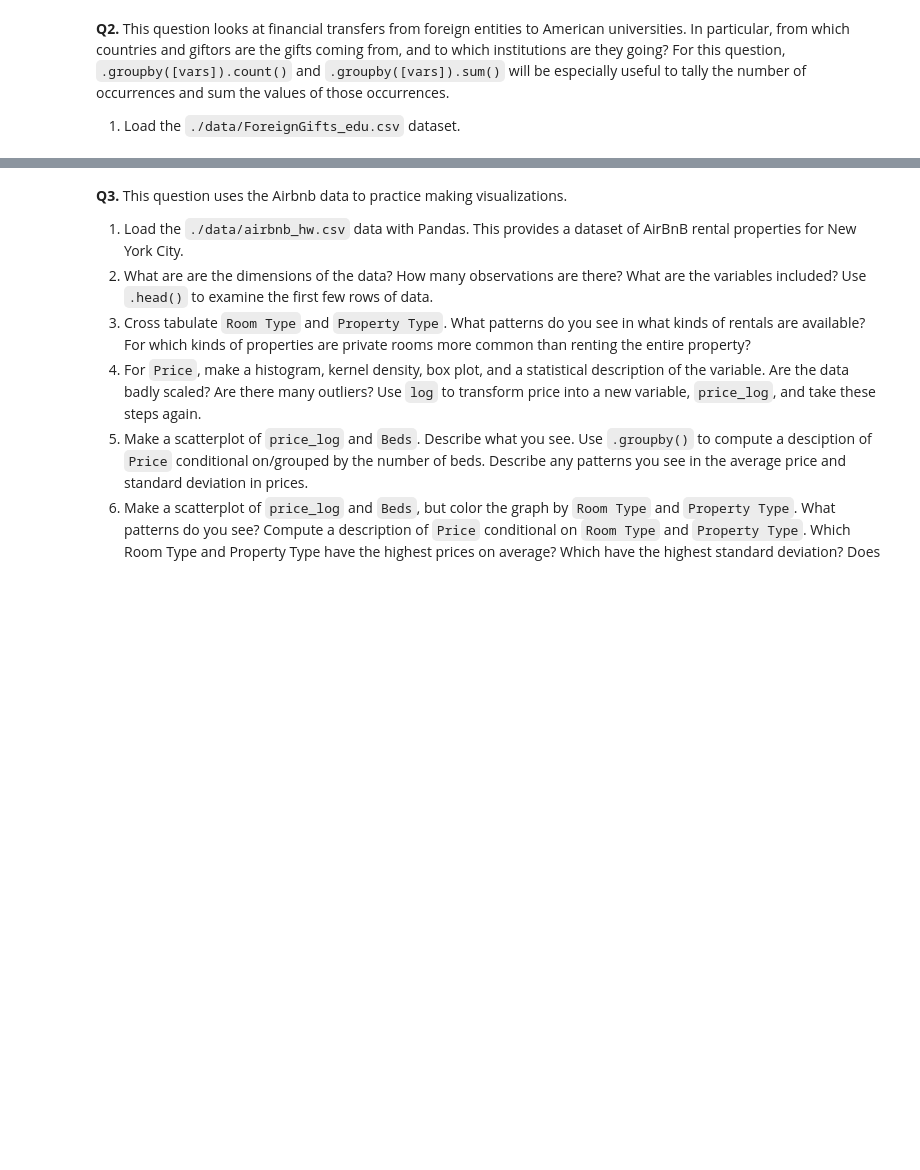
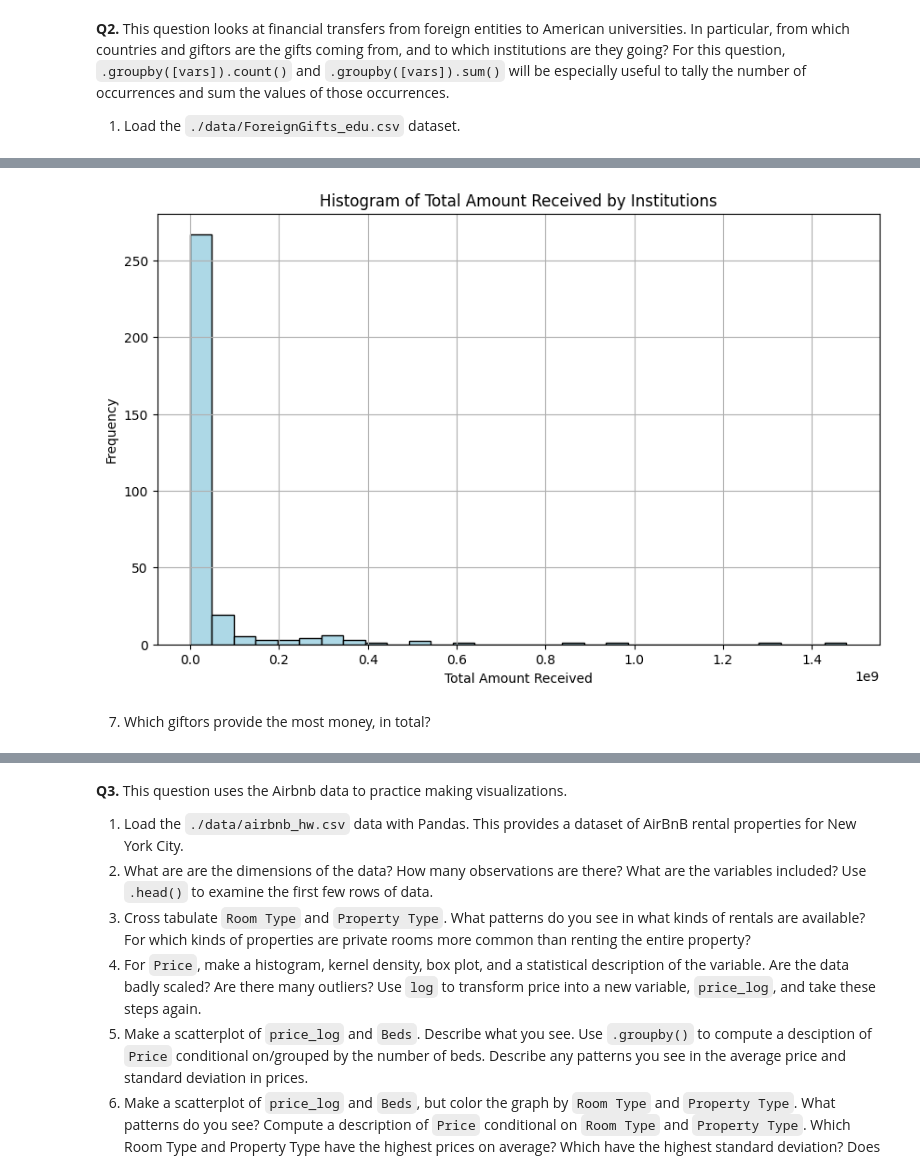
Before and after one commit to joelen4225/ds3001_assignment3, a Jupyter notebook: assignment/assignment.ipynb, the cells around one changed output, grey strips where cells are left out. Saved outputs shown, nothing was run; the diff lists cells and outputs as text; code cells hidden in the pictures; blank space fills up the shorter version.

```diff
--- a/assignment/assignment.ipynb
+++ b/assignment/assignment.ipynb
@@ -59,0 +197,15 @@ fin_data = pd.read_csv('./data/ForeignGifts_edu.csv')
+# %%
+# Total Amount Received by All Institutions
+institution_totals = fin_data.groupby('Institution Name')['Foreign Gift Amount'].sum()
+
+plt.figure(figsize=(10, 6))
+plt.hist(institution_totals, bins=30, color='lightblue', edgecolor='black')
+plt.title('Histogram of Total Amount Received by Institutions')
+plt.xlabel('Total Amount Received')
+plt.ylabel('Frequency')
+plt.grid(True)
+plt.show()
+# %% [output]
+[figure, added]
+# %% [markdown]
+7. Which giftors provide the most money, in total?
```
Also changed, not shown: parts of 17 cells of this notebook.
